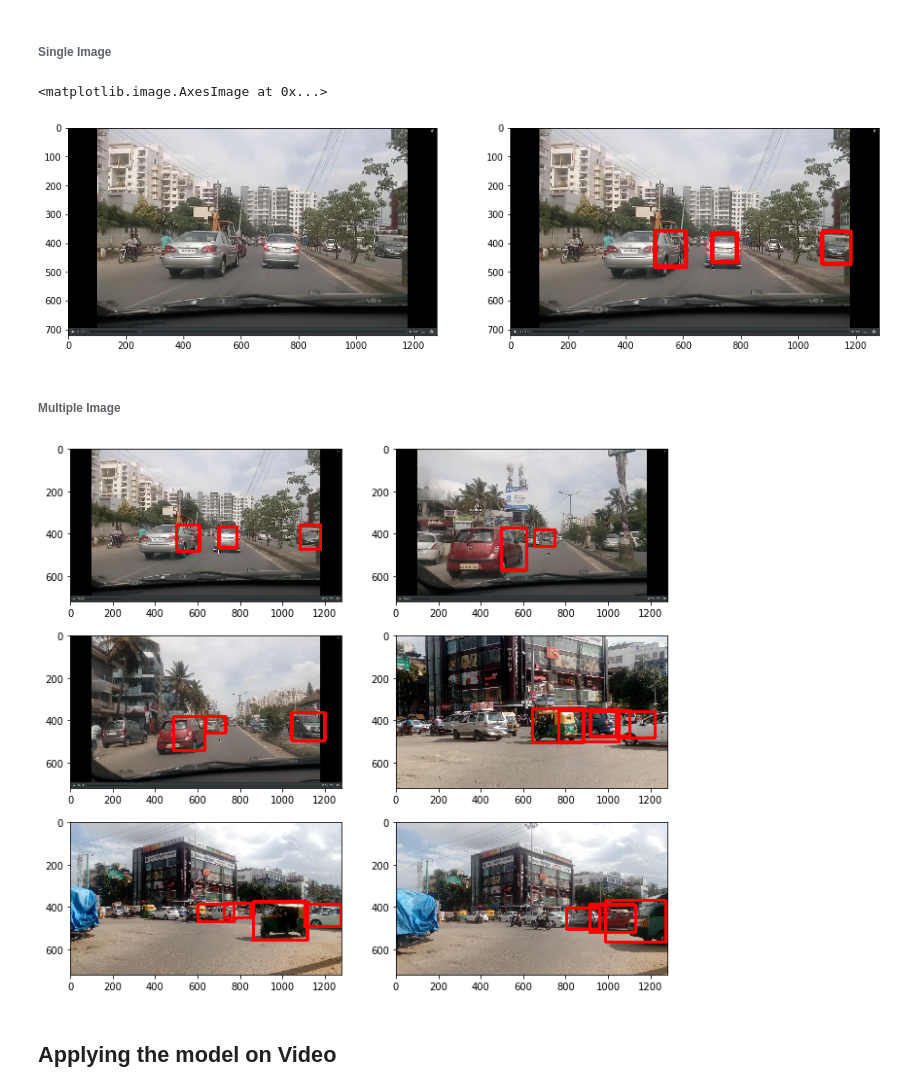
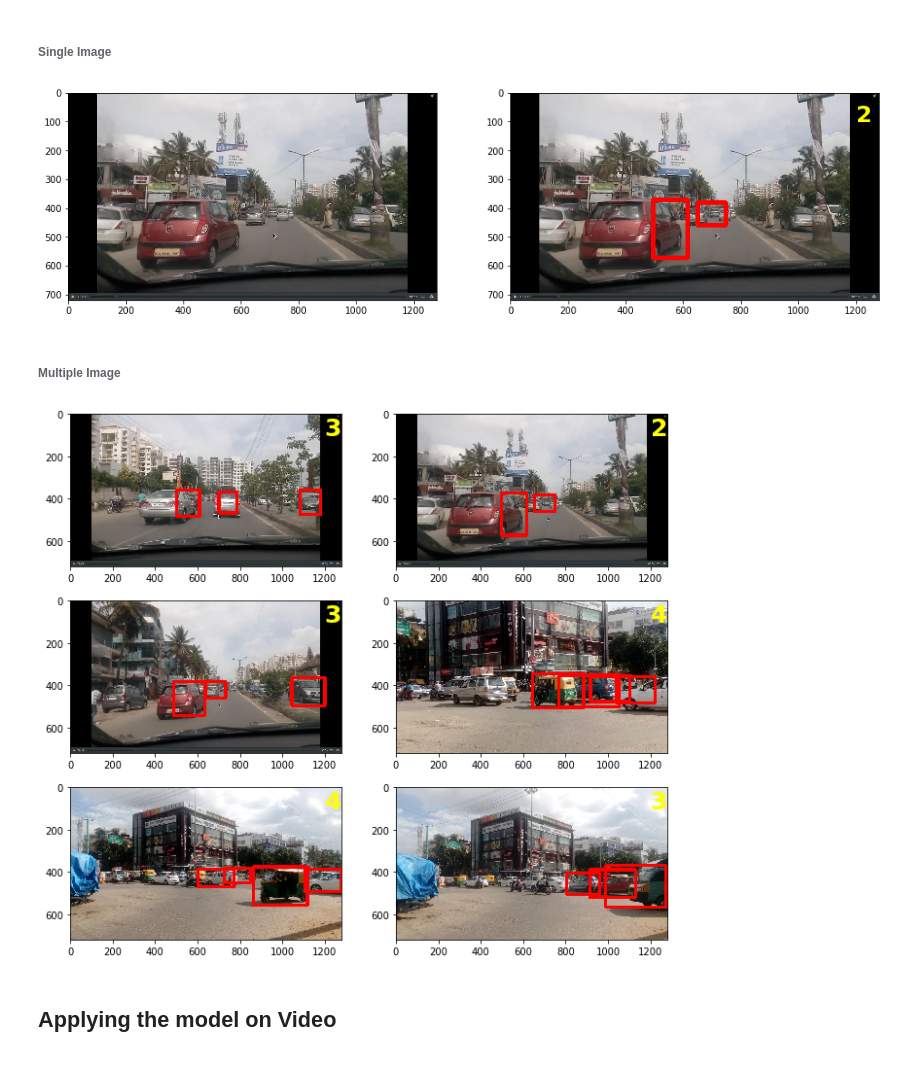
Before and after one commit to sushantMoon/Gridkey, a Jupyter notebook: Car Detection/vehicle detection.ipynb, the cells around one changed output. Saved outputs shown, nothing was run; the diff lists cells and outputs as text; code cells hidden in the pictures.

Commit message:
Added few more testing images.

```diff
--- a/Car Detection/vehicle detection.ipynb
+++ b/Car Detection/vehicle detection.ipynb
@@ -19,7 +19,7 @@ Using TensorFlow backend.
 # %% [markdown]
 ### Set the following path to your working directory for this project
 # %%
-WorkingDir = '/media/feliz/Safira/GitHub/GridKey/Car Detection/'
+WorkingDir = '/media/feliz/Safira/GitHub/Gridkey/Car Detection/'
 # %% [markdown]
 ###  Constructing the tiny-yolo model
 # %%
@@ -66,21 +67,23 @@ load_weights(model,WorkingDir+'tiny-yolo.weights')
 # %% [markdown]
 ###### Single Image
 # %%
-imagePath = WorkingDir+'Testing/Images/002.jpg'
+imagePath = WorkingDir+'Testing/Images/004.jpg'
 image = plt.imread(imagePath)
 image_crop = image[300:650,500:,:]
 resized = cv2.resize(image_crop,(448,448))
 batch = np.transpose(resized,(2,0,1))
 batch = 2*(batch/255.) - 1
 batch = np.expand_dims(batch, axis=0)
 out = model.predict(batch)
 boxes = yolo_net_out_to_car_boxes(out[0], threshold = 0.17)
 f,(ax1,ax2) = plt.subplots(1,2,figsize=(16,6))
 ax1.imshow(image)
 ax2.imshow(draw_box(boxes,plt.imread(imagePath),[[500,1280],[300,650]]))
+ax2.text(1200,100,str(len(boxes)),FontSize = 25, Color = 'yellow', FontWeight = 'bold')
+with open(WorkingDir+'Output/VechileCOunt.txt', 'w') as f:
+    f.write(str(len(boxes)))
 # %% [output]
-<matplotlib.image.AxesImage at 0x...>
-[figure, old version]
+[figure, new version]
 # %% [markdown]
 ###### Multiple Image
 # %%
@@ -93,8 +96,9 @@ f,((ax1,ax2),(ax3,ax4),(ax5,ax6)) = plt.subplots(3,2,figsize=(11,10))
 for i,ax in zip(range(len(batch)),[ax1,ax2,ax3,ax4,ax5,ax6]):
     boxes = yolo_net_out_to_car_boxes(out[i], threshold = 0.17)
     ax.imshow(draw_box(boxes,images[i],[[500,1280],[300,650]]))
+    ax.text(1200,100,str(len(boxes)),FontSize = 25, Color = 'yellow', FontWeight = 'bold')
 # %% [output]
-[figure, old version]
+[figure, new version]
 # %% [markdown]
 ## Applying the model on Video
 # %%
```
Also changed, not shown: parts of 1 cell of this notebook, 20 other files.
